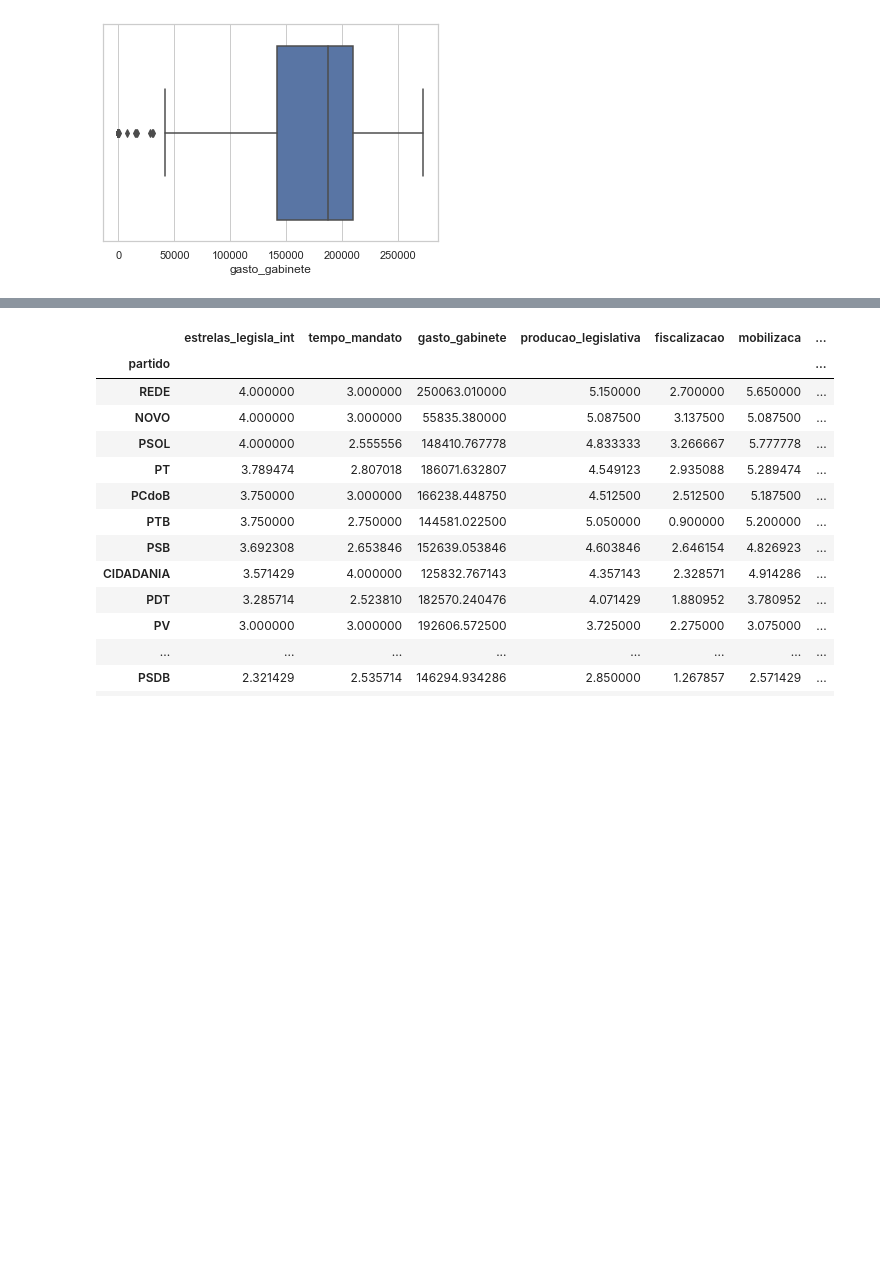
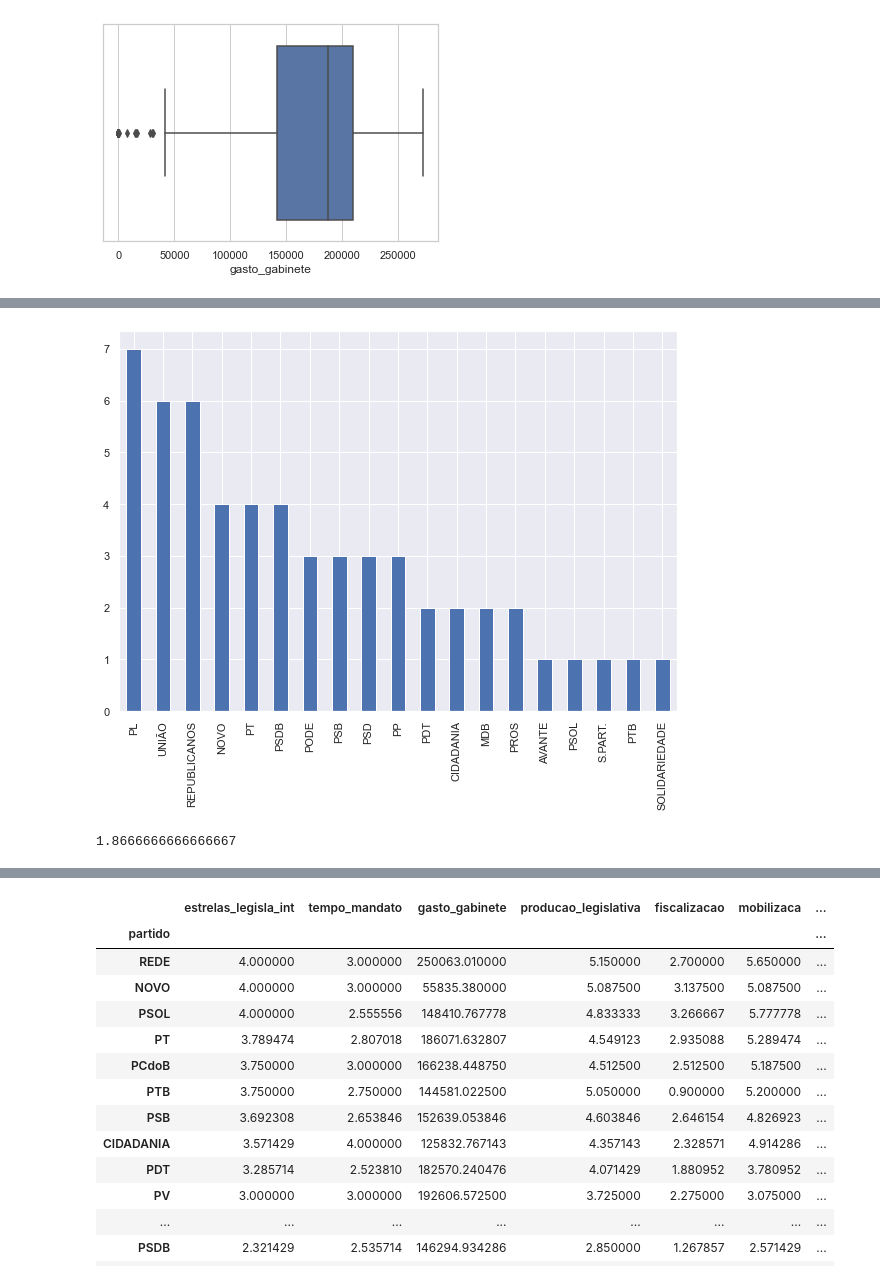
Before and after one commit to hdind/Politica, a Jupyter notebook: Análise Exploratória.ipynb, the cells around one changed output, grey strips where cells are left out. Drawn from its saved outputs; the diff is of its cells as text; code cells hidden in the pictures; blank space fills up the shorter version.

```diff
--- a/Análise Exploratória.ipynb
+++ b/Análise Exploratória.ipynb
@@ -53,0 +60,10 @@ _ = sns.boxplot(df['gasto_gabinete'])
+# %%
+_ = plt.figure(figsize=(10,7))
+_ = df_menor_gasto.partido.value_counts().plot(kind='bar')
+# %% [output]
+[figure, added]
+# %%
+df_aux = df.query('gasto_gabinete==0')
+df_aux.estrelas_legisla_int.mean()
+# %% [output]
+1.8666666666666667
```
Also changed, not shown: parts of 3 cells of this notebook.
